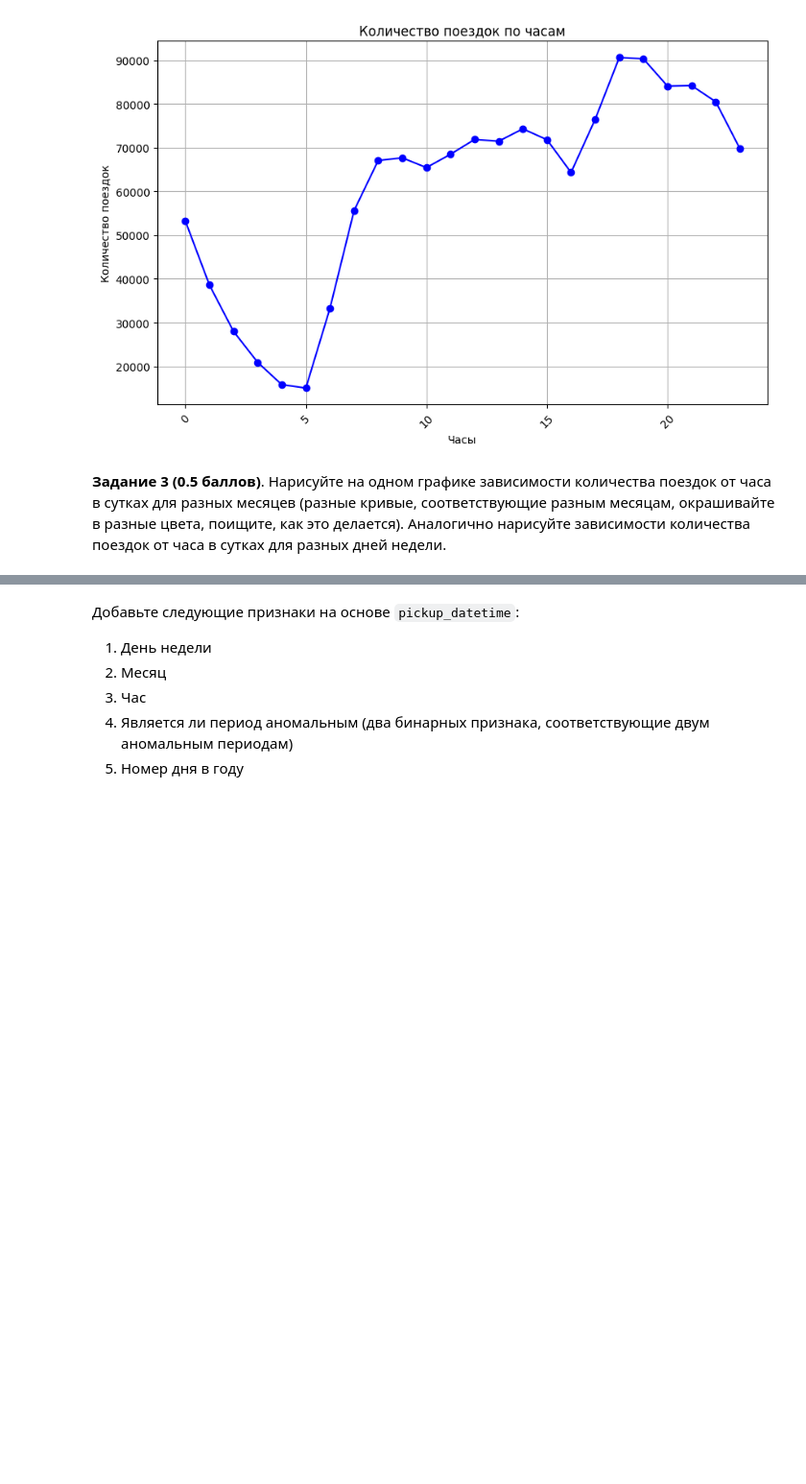
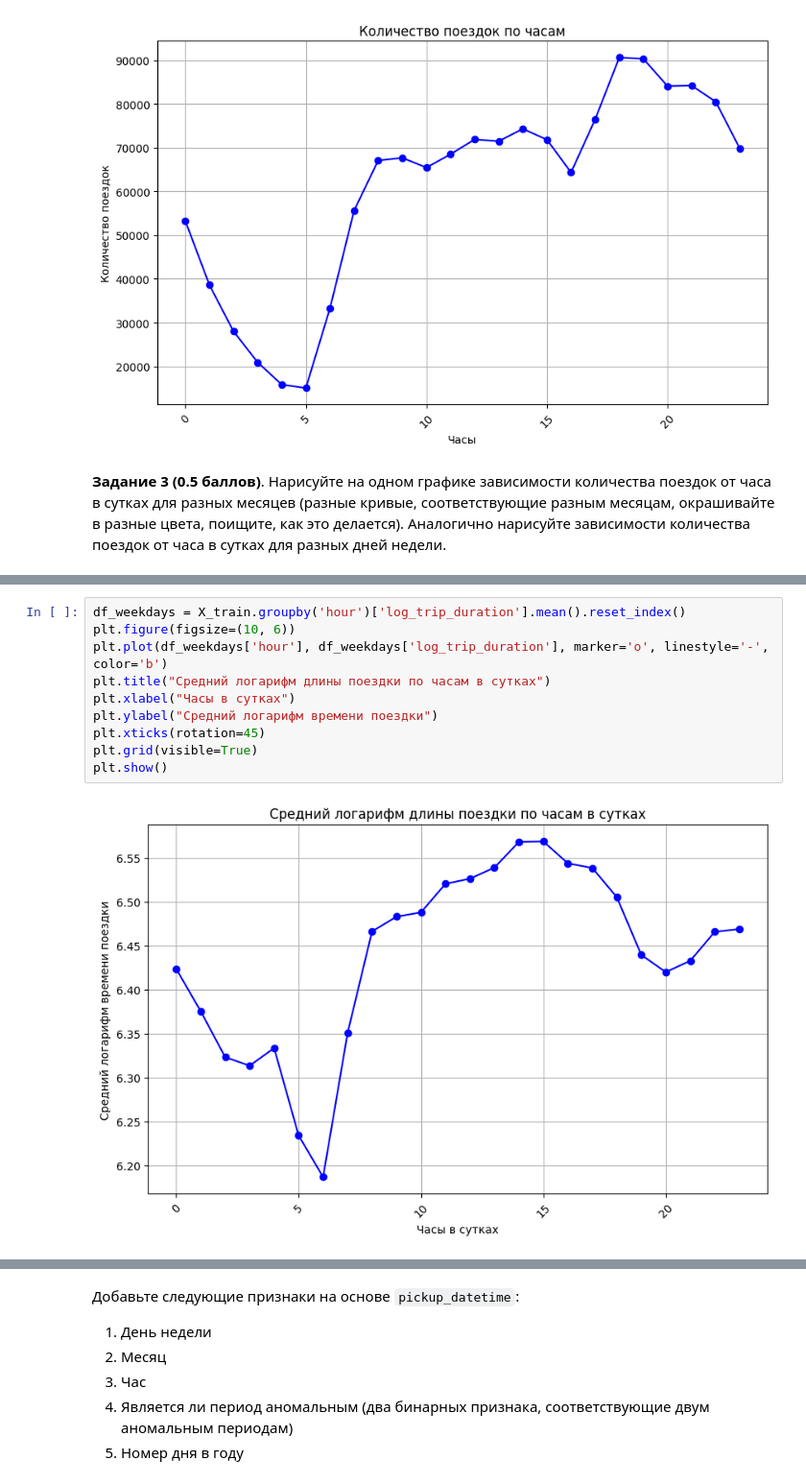
Before and after one commit to AndreiPolischuk/ML_HOMEWORKS, a Jupyter notebook: HW2/homework_practice_02_linregr-Полищук.ipynb, the cells around one changed output, grey strips where cells are left out. Shown at 96% size. Cells and saved outputs as stored; diff of their text form; blank space fills up the shorter version.

```diff
--- a/HW2/homework_practice_02_linregr-Полищук.ipynb
+++ b/HW2/homework_practice_02_linregr-Полищук.ipynb
@@ -344,0 +341,12 @@ plt.show()
+# %%
+df_weekdays = X_train.groupby('hour')['log_trip_duration'].mean().reset_index()
+plt.figure(figsize=(10, 6))
+plt.plot(df_weekdays['hour'], df_weekdays['log_trip_duration'], marker='o', linestyle='-', color='b')
+plt.title("Средний логарифм длины поездки по часам в сутках")
+plt.xlabel("Часы в сутках")
+plt.ylabel("Средний логарифм времени поездки")
+plt.xticks(rotation=45)
+plt.grid(visible=True)
+plt.show()
+# %% [output]
+[figure, added]
```
Also changed, not shown: parts of 20 cells of this notebook, 4 other files.
